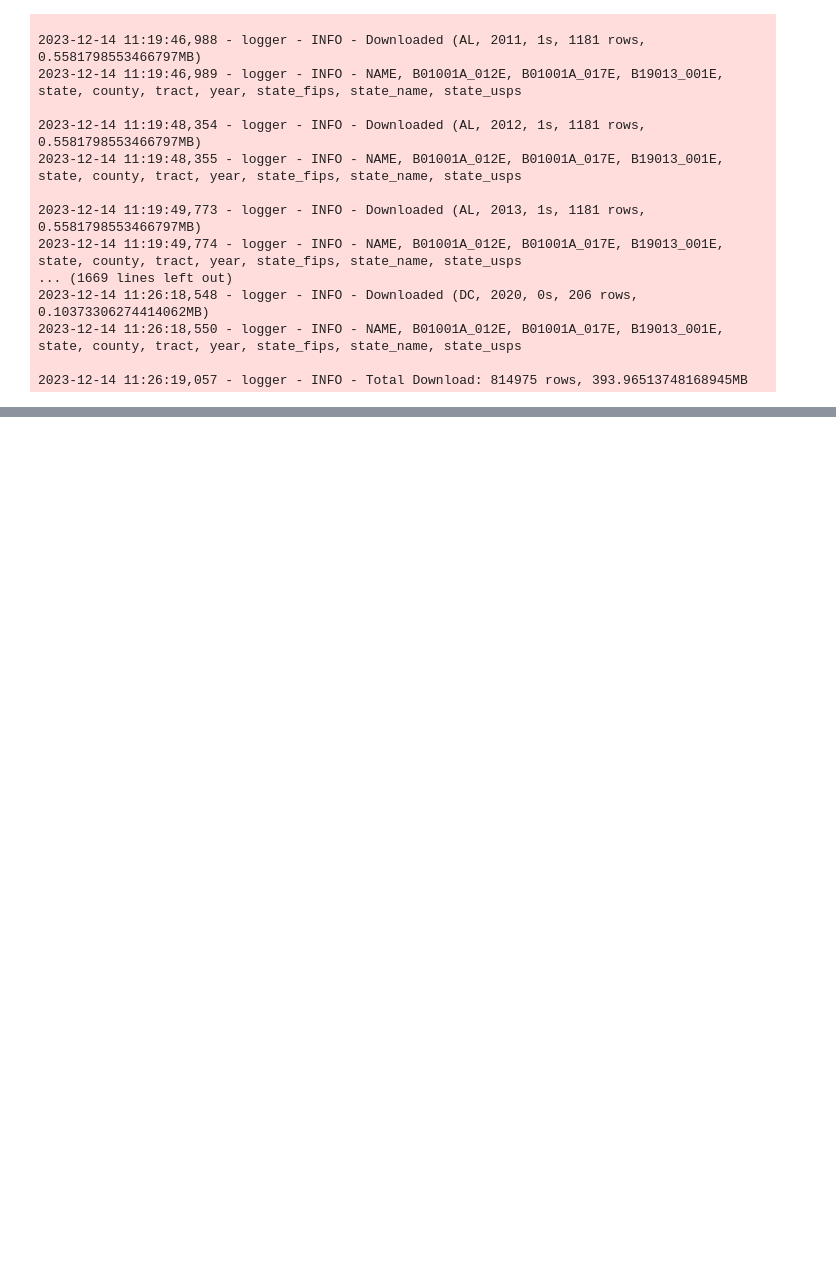
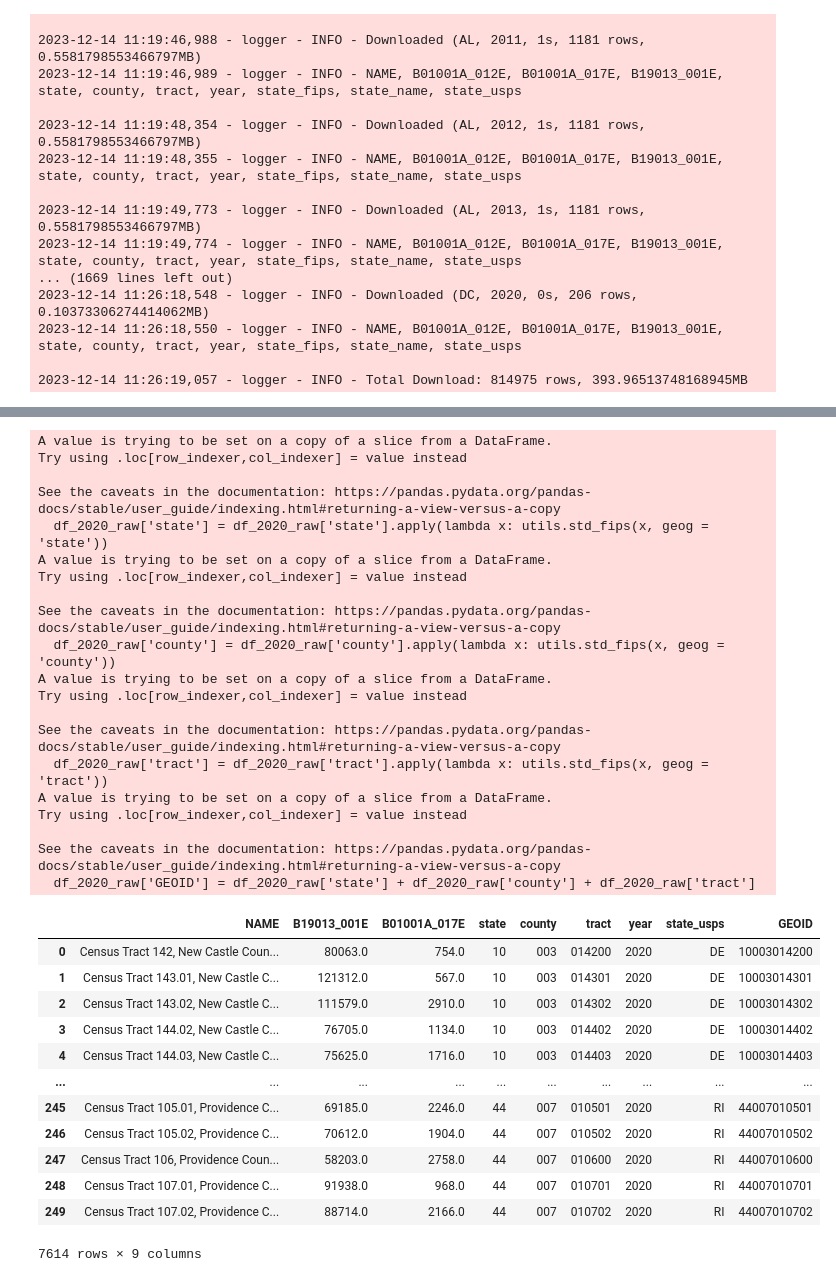
Before and after one commit to de-data-lab/census-tract-redistricting, a Jupyter notebook: example-use-notebook.ipynb, the cells around one changed output, grey strips where cells are left out. Drawn from its saved outputs; the diff is of its cells as text; code cells hidden in the pictures; blank space fills up the shorter version.

```diff
--- a/example-use-notebook.ipynb
+++ b/example-use-notebook.ipynb
@@ -154,0 +196,42 @@ AttributeError: 'float' object has no attribute 'items'
+# %%
+df_2020_raw = raw_census_table[raw_census_table['year'] == 2020]
+df_2020_raw['state'] = df_2020_raw['state'].apply(lambda x: utils.std_fips(x, geog = 'state'))
+df_2020_raw['county'] = df_2020_raw['county'].apply(lambda x: utils.std_fips(x, geog = 'county'))
+df_2020_raw['tract'] = df_2020_raw['tract'].apply(lambda x: utils.std_fips(x, geog = 'tract'))
+
+df_2020_raw['GEOID'] = df_2020_raw['state'] + df_2020_raw['county'] + df_2020_raw['tract']
+df_2020_raw
+# %% [output]
+A value is trying to be set on a copy of a slice from a DataFrame.
+Try using .loc[row_indexer,col_indexer] = value instead
+
+See the caveats in the documentation: https://pandas.pydata.org/pandas-docs/stable/user_guide/indexing.html#returning-a-view-versus-a-copy
+  df_2020_raw['state'] = df_2020_raw['state'].apply(lambda x: utils.std_fips(x, geog = 'state'))
+A value is trying to be set on a copy of a slice from a DataFrame.
+Try using .loc[row_indexer,col_indexer] = value instead
+
+See the caveats in the documentation: https://pandas.pydata.org/pandas-docs/stable/user_guide/indexing.html#returning-a-view-versus-a-copy
+  df_2020_raw['county'] = df_2020_raw['county'].apply(lambda x: utils.std_fips(x, geog = 'county'))
+A value is trying to be set on a copy of a slice from a DataFrame.
+Try using .loc[row_indexer,col_indexer] = value instead
+
+See the caveats in the documentation: https://pandas.pydata.org/pandas-docs/stable/user_guide/indexing.html#returning-a-view-versus-a-copy
+  df_2020_raw['tract'] = df_2020_raw['tract'].apply(lambda x: utils.std_fips(x, geog = 'tract'))
+A value is trying to be set on a copy of a slice from a DataFrame.
+Try using .loc[row_indexer,col_indexer] = value instead
+
+See the caveats in the documentation: https://pandas.pydata.org/pandas-docs/stable/user_guide/indexing.html#returning-a-view-versus-a-copy
+  df_2020_raw['GEOID'] = df_2020_raw['state'] + df_2020_raw['county'] + df_2020_raw['tract']
+|  | NAME | B19013_001E | B01001A_017E | state | county | tract | year | state_usps | GEOID |
+| 0 | Census Tract 142, New Castle Coun... | 80063.0 | 754.0 | 10 | 003 | 014200 | 2020 | DE | 10003014200 |
+| 1 | Census Tract 143.01, New Castle C... | 121312.0 | 567.0 | 10 | 003 | 014301 | 2020 | DE | 10003014301 |
+| 2 | Census Tract 143.02, New Castle C... | 111579.0 | 2910.0 | 10 | 003 | 014302 | 2020 | DE | 10003014302 |
+| 3 | Census Tract 144.02, New Castle C... | 76705.0 | 1134.0 | 10 | 003 | 014402 | 2020 | DE | 10003014402 |
+| 4 | Census Tract 144.03, New Castle C... | 75625.0 | 1716.0 | 10 | 003 | 014403 | 2020 | DE | 10003014403 |
+| ... | ... | ... | ... | ... | ... | ... | ... | ... | ... |
+| 245 | Census Tract 105.01, Providence C... | 69185.0 | 2246.0 | 44 | 007 | 010501 | 2020 | RI | 44007010501 |
+| 246 | Census Tract 105.02, Providence C... | 70612.0 | 1904.0 | 44 | 007 | 010502 | 2020 | RI | 44007010502 |
+| 247 | Census Tract 106, Providence Coun... | 58203.0 | 2758.0 | 44 | 007 | 010600 | 2020 | RI | 44007010600 |
+| 248 | Census Tract 107.01, Providence C... | 91938.0 | 968.0 | 44 | 007 | 010701 | 2020 | RI | 44007010701 |
+| 249 | Census Tract 107.02, Providence C... | 88714.0 | 2166.0 | 44 | 007 | 010702 | 2020 | RI | 44007010702 |
+7614 rows × 9 columns
```
Also changed, not shown: parts of 11 cells of this notebook, 1 other file.
